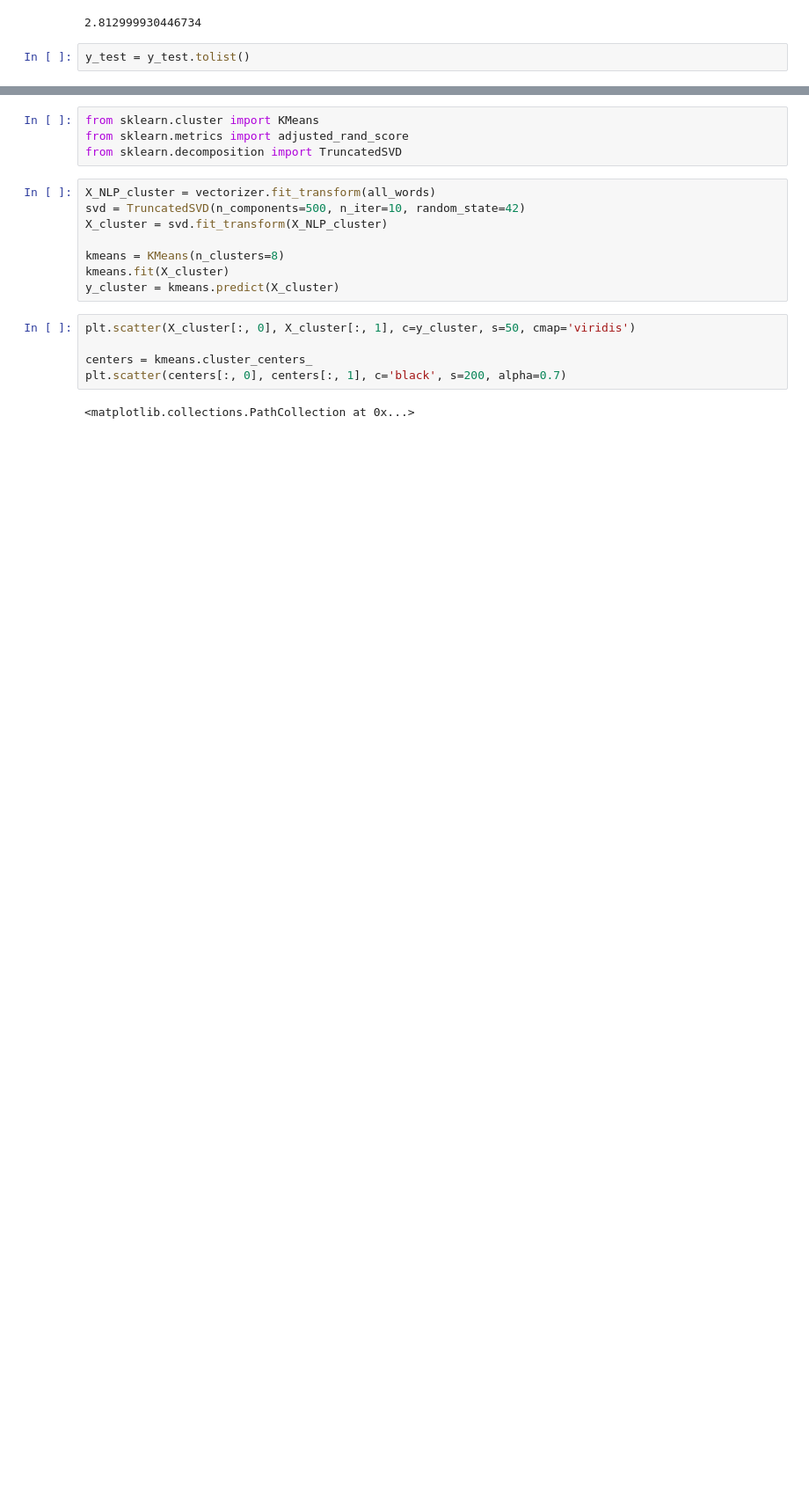
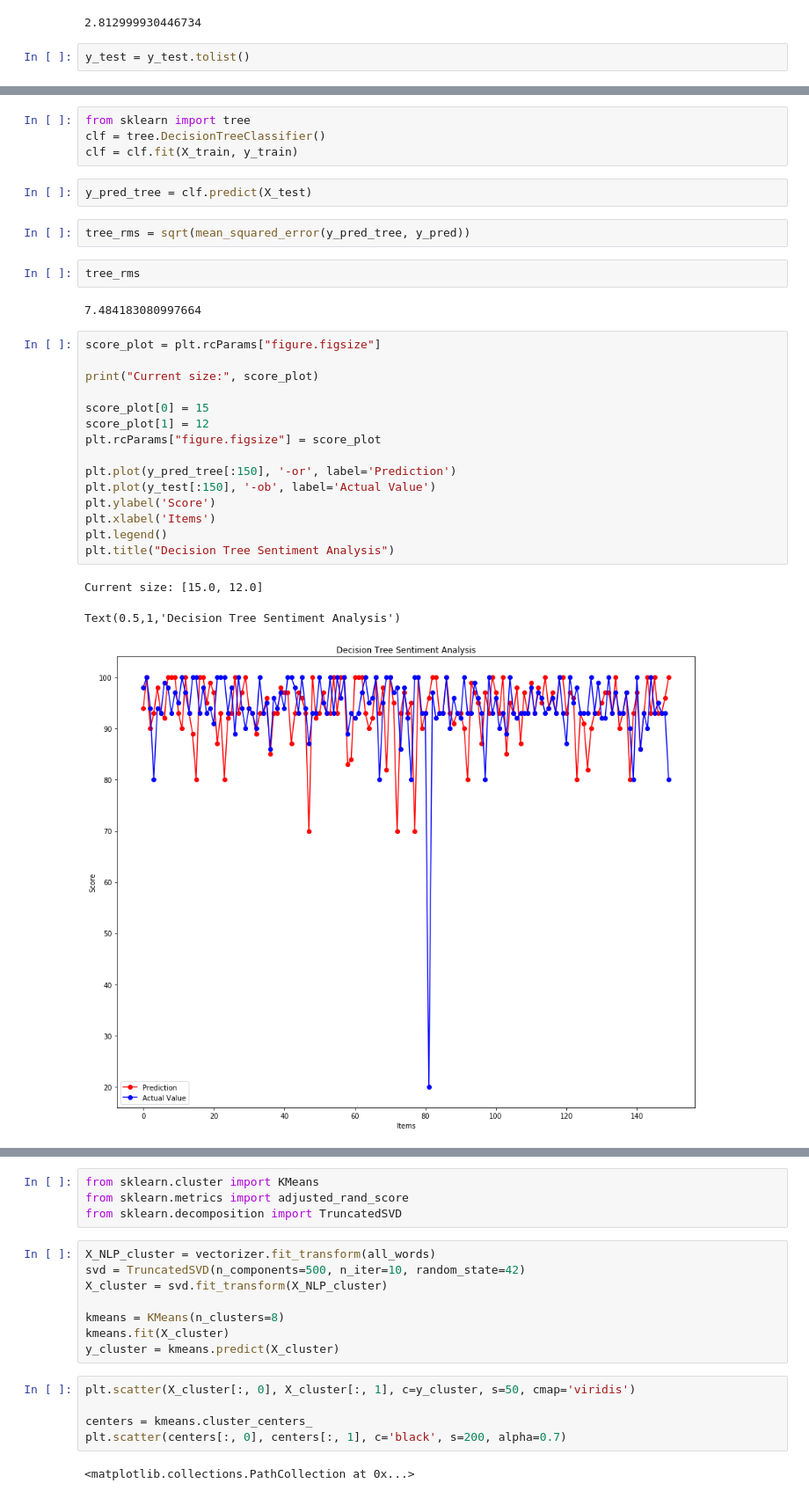
Before and after one commit to ManvithaC/AirBnB-listing-Recommender, a Jupyter notebook: NLP.ipynb, the cells around one changed output, grey strips where cells are left out. Shown at 88% size. Drawn from its saved outputs; the diff is of its cells as text; blank space fills up the shorter version.

```diff
--- a/NLP.ipynb
+++ b/NLP.ipynb
@@ -165,0 +167,31 @@ Current size: [6.0, 4.0]
+# %%
+from sklearn import tree
+clf = tree.DecisionTreeClassifier()
+clf = clf.fit(X_train, y_train)
+# %%
+y_pred_tree = clf.predict(X_test)
+# %%
+tree_rms = sqrt(mean_squared_error(y_pred_tree, y_pred))
+# %%
+tree_rms
+# %% [output]
+7.484183080997664
+# %%
+score_plot = plt.rcParams["figure.figsize"]
+
+print("Current size:", score_plot)
+
+score_plot[0] = 15
+score_plot[1] = 12
+plt.rcParams["figure.figsize"] = score_plot
+
+plt.plot(y_pred_tree[:150], '-or', label='Prediction')
+plt.plot(y_test[:150], '-ob', label='Actual Value')
+plt.ylabel('Score')
+plt.xlabel('Items')
+plt.legend()
+plt.title("Decision Tree Sentiment Analysis")
+# %% [output]
+Current size: [15.0, 12.0]
+Text(0.5,1,'Decision Tree Sentiment Analysis')
+[figure, added]
```
Also changed, not shown: parts of 12 cells of this notebook.
